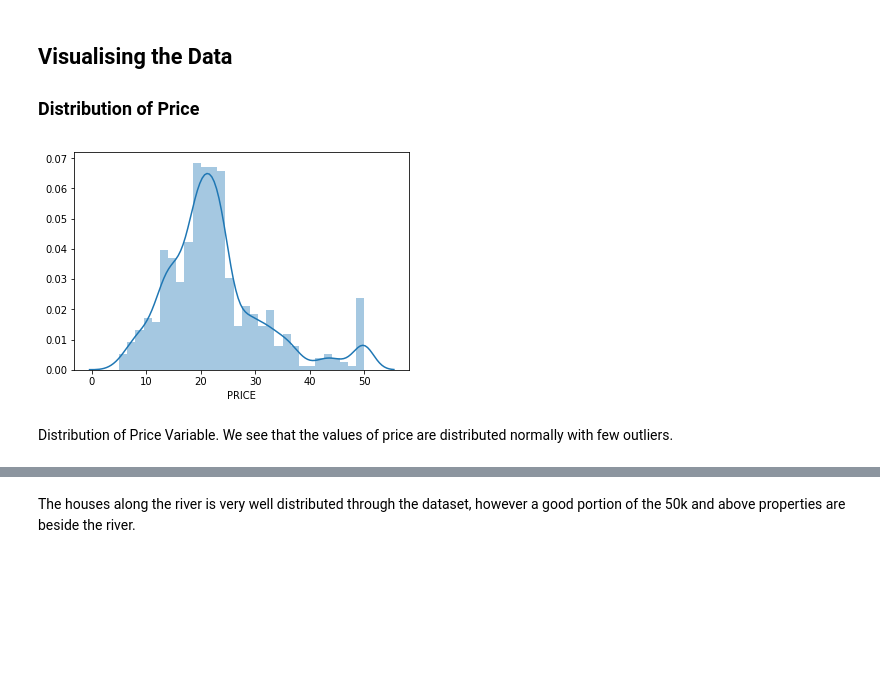
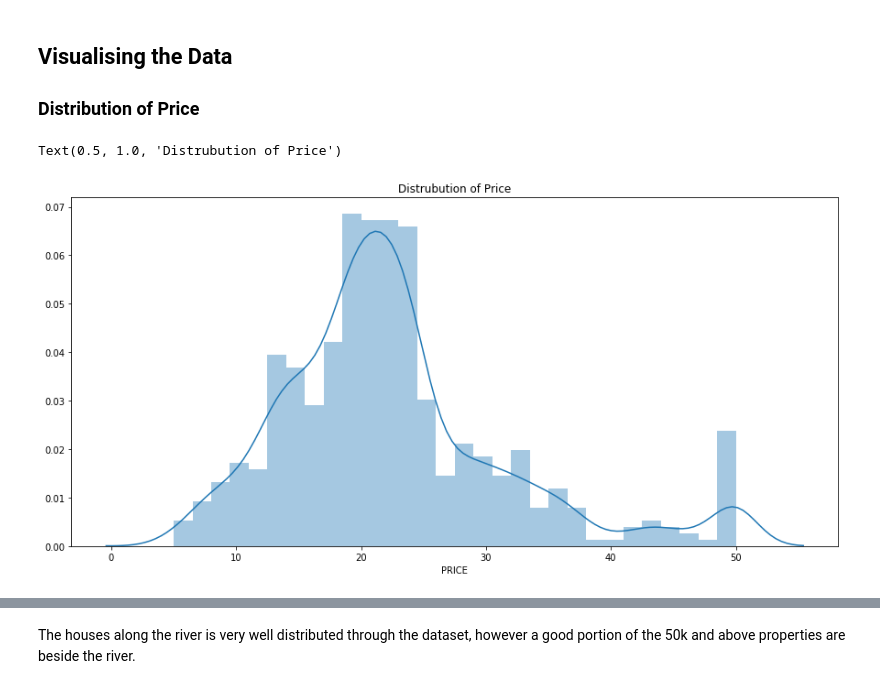
Before and after one commit to zoecahill1/machine-project, a Jupyter notebook: boston-dataset.ipynb, the cells around one changed output, grey strips where cells are left out. Cells and saved outputs as stored; diff of their text form; code cells hidden in the pictures; blank space fills up the shorter version.

```diff
--- a/boston-dataset.ipynb
+++ b/boston-dataset.ipynb
@@ -37,6 +38,7 @@ import sklearn
 import statsmodels.stats.weightstats as ws
 
 %matplotlib inline
+plt.rcParams["figure.figsize"] = (15,7)
 # %% [markdown]
 Next load data from scikit-learn library and have a look at data
 # %%
@@ -322,9 +359,8 @@ Houses that were beside the river have a lower average crime rate (1.9%) than th
 ## Visualising the Data <a class="ancor" id="plots"/>
 ### Distribution of Price <a class="ancor" id="distPrice"/>
 # %%
-sns.distplot(df['PRICE'], bins=30)
-plt.show()
+sns.distplot(df["PRICE"], bins=30)
+plt.title("Distrubution of Price")
 # %% [output]
+Text(0.5, 1.0, 'Distrubution of Price')
-[figure, old version]
+[figure, new version]
-# %% [markdown]
-Distribution of Price Variable. We see that the values of price are distributed normally with few outliers.
```
Also changed, not shown: parts of 43 cells of this notebook, 1 other file.
